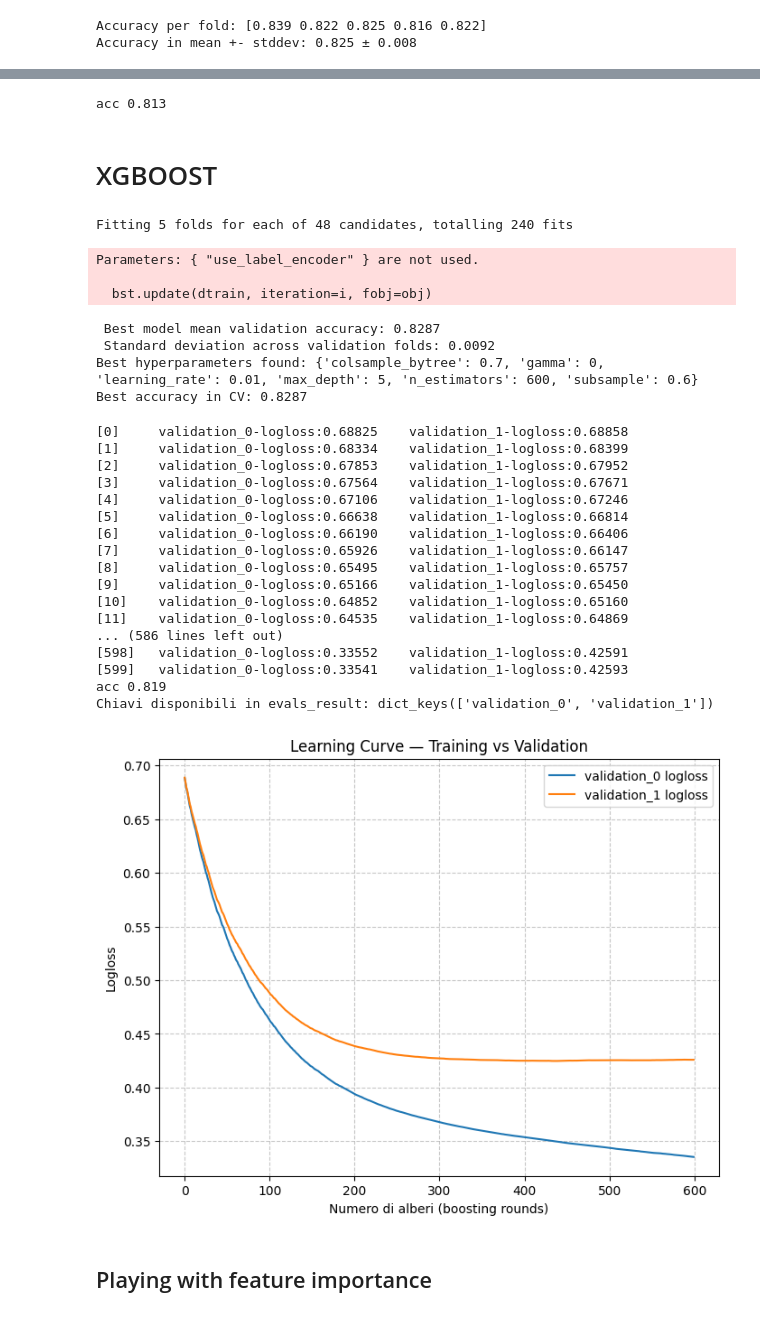
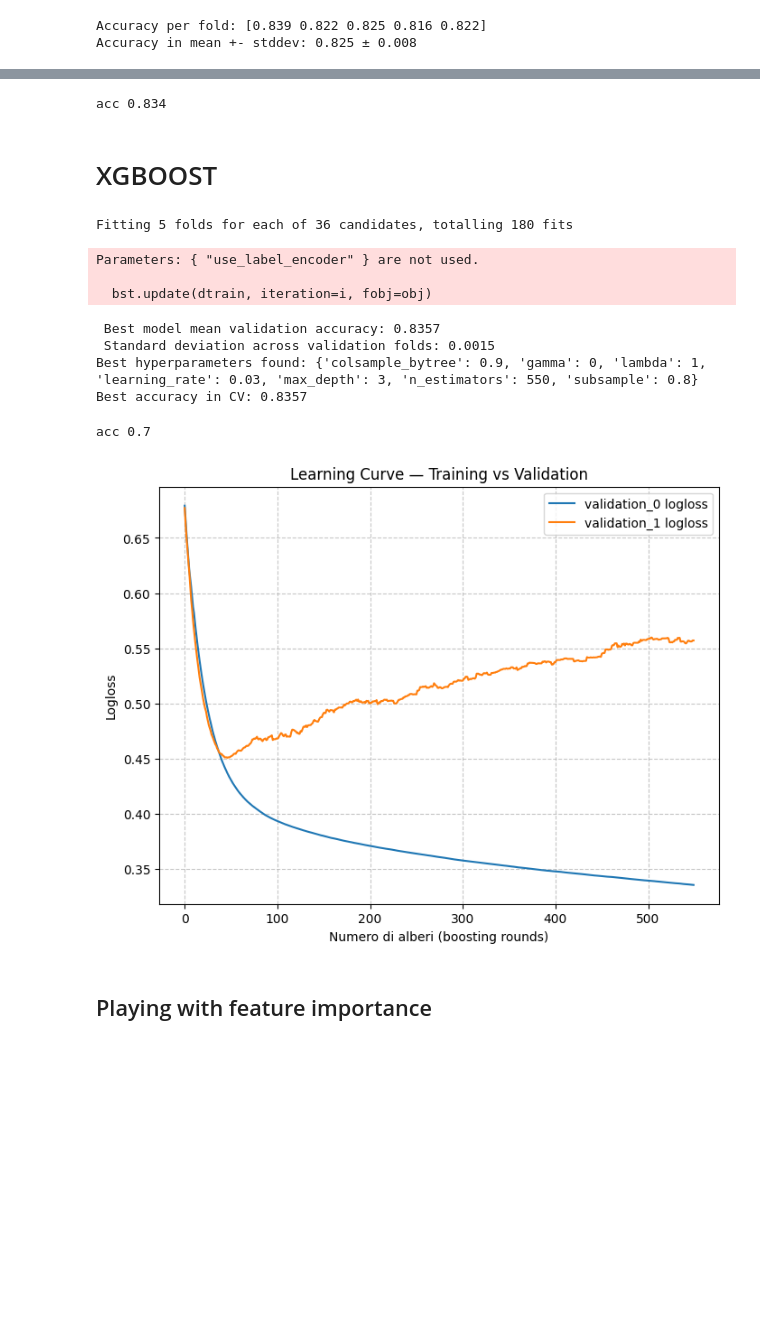
Before and after one commit to surianosapienza/fds-pokemon, a Jupyter notebook: notebooks/02_modeling.ipynb, the cells around one changed output, grey strips where cells are left out. Cells and saved outputs as stored; diff of their text form; code cells hidden in the pictures; blank space fills up the shorter version.

```diff
--- a/notebooks/02_modeling.ipynb
+++ b/notebooks/02_modeling.ipynb
@@ -27,7 +27,7 @@ X_test=test_df[features]
 y_train = train_df['player_won']
 #print(features)
 
-X_train, X_vali, y_train, y_vali = train_test_split(X_train, y_train,train_size=0.8,shuffle=True, random_state=seed)
+X_train, X_vali, y_train, y_vali = train_test_split(X_train, y_train,train_size=.8,shuffle=True, random_state=seed)
 # %%
 scaler=StandardScaler()
 scaler.fit(X_train)
@@ -49,7 +49,7 @@ from sklearn.metrics import accuracy_score
 model = LogisticRegression(random_state=seed)
 
 param_grid = {
-    'C': [0.001, 0.01, 0.1, 1, 10, 100],
+    'C': [0.05, 0.1, 0.2],
          ## comment if u change the dataset
     'penalty': ['l1','l2'],
     'solver': ['liblinear'],
@@ -340,7 +357,7 @@ y_pred= best_rf.predict(X_vali)
 rf_accuracy = accuracy_score(y_vali,y_pred)
 print("acc", rf_accuracy)
 # %% [output]
-acc 0.813
+acc 0.834
 # %% [markdown]
 # XGBOOST
 # %%
@@ -358,12 +375,13 @@ xgb = XGBClassifier(
 
 # Define the hyperparameter grid
 param_grid = {
-    'n_estimators': [600, 700, 800],
-    'max_depth': [5, 6, 7, 8],
-    'learning_rate': [0.05, 0.01],
+    'n_estimators': [450, 500, 550],
+    'max_depth': [3, 4, 5, 6],
+    'learning_rate': [0.035, 0.03, 0.025],
     'gamma': [0],
-    'subsample': [0.6, 0.8],
-    'colsample_bytree': [0.7]
+    'lambda': [1],
+    'subsample': [0.8],
+    'colsample_bytree': [0.9]
 }
 
 # K-Fold cross-validation setup
@@ -393,64 +411,46 @@ print("Best hyperparameters found:", grid_search.best_params_)
 print(f"Best accuracy in CV: {grid_search.best_score_:.4f}")
 # Retrieve the best model
 best_xgb = grid_search.best_estimator_
-
 best_param_xgb = grid_search.best_params_
 # %% [output]
-Fitting 5 folds for each of 48 candidates, totalling 240 fits
+Fitting 5 folds for each of 36 candidates, totalling 180 fits
 Parameters: { "use_label_encoder" } are not used.
 
   bst.update(dtrain, iteration=i, fobj=obj)
- Best model mean validation accuracy: 0.8287
- Standard deviation across validation folds: 0.0092
-Best hyperparameters found: {'colsample_bytree': 0.7, 'gamma': 0, 'learning_rate': 0.01, 'max_depth': 5, 'n_estimators': 600, 'subsample': 0.6}
-Best accuracy in CV: 0.8287
+ Best model mean validation accuracy: 0.8357
+ Standard deviation across validation folds: 0.0015
+Best hyperparameters found: {'colsample_bytree': 0.9, 'gamma': 0, 'lambda': 1, 'learning_rate': 0.03, 'max_depth': 3, 'n_estimators': 550, 'subsample': 0.8}
+Best accuracy in CV: 0.8357
 # %%
 evals_result = {}
 best_xgb = XGBClassifier(**best_param_xgb, random_state=seed)
-best_xgb.fit(X_train, y_train, eval_set=[(X_train, y_train), (X_vali, y_vali)])
+best_xgb.fit(X_train, y_train, eval_set=[(X_train, y_train), (X_vali, y_vali)], verbose=False)
 y_pred= best_xgb.predict(X_vali)
 xgb_accuracy = accuracy_score(y_vali,y_pred)
 print("acc", xgb_accuracy)
 
 evals_result = best_xgb.evals_result()
-print("Chiavi disponibili in evals_result:", evals_result.keys())
 
 # 3️⃣ Recupera le curve in modo dinamico
 keys = list(evals_result.keys())
 train_key, vali_key = keys[0], keys[1]
 
 train_loss = evals_result[train_key]['logloss']
 vali_loss = evals_result[vali_key]['logloss']
 
 # Plot loss
 plt.figure(figsize=(8,6))
 plt.plot(train_loss, label=f'{train_key} logloss')
 plt.plot(vali_loss, label=f'{vali_key} logloss')
 plt.xlabel('Numero di alberi (boosting rounds)')
 plt.ylabel('Logloss')
 plt.title('Learning Curve — Training vs Validation')
 plt.legend()
 plt.grid(True, linestyle='--', alpha=0.7)
 plt.show()
 # %% [output]
-[0]     validation_0-logloss:0.68825    validation_1-logloss:0.68858
-[1]     validation_0-logloss:0.68334    validation_1-logloss:0.68399
-[2]     validation_0-logloss:0.67853    validation_1-logloss:0.67952
-[3]     validation_0-logloss:0.67564    validation_1-logloss:0.67671
-[4]     validation_0-logloss:0.67106    validation_1-logloss:0.67246
-[5]     validation_0-logloss:0.66638    validation_1-logloss:0.66814
-[6]     validation_0-logloss:0.66190    validation_1-logloss:0.66406
-[7]     validation_0-logloss:0.65926    validation_1-logloss:0.66147
-[8]     validation_0-logloss:0.65495    validation_1-logloss:0.65757
-[9]     validation_0-logloss:0.65166    validation_1-logloss:0.65450
-[10]    validation_0-logloss:0.64852    validation_1-logloss:0.65160
-[11]    validation_0-logloss:0.64535    validation_1-logloss:0.64869
-... (586 lines left out)
-[598]   validation_0-logloss:0.33552    validation_1-logloss:0.42591
-[599]   validation_0-logloss:0.33541    validation_1-logloss:0.42593
-acc 0.819
-Chiavi disponibili in evals_result: dict_keys(['validation_0', 'validation_1'])
+acc 0.7
-[figure, old version]
+[figure, new version]
 # %% [markdown]
 ## Playing with feature importance
 # %%
```
Also changed, not shown: parts of 14 cells of this notebook, 5 other files.
